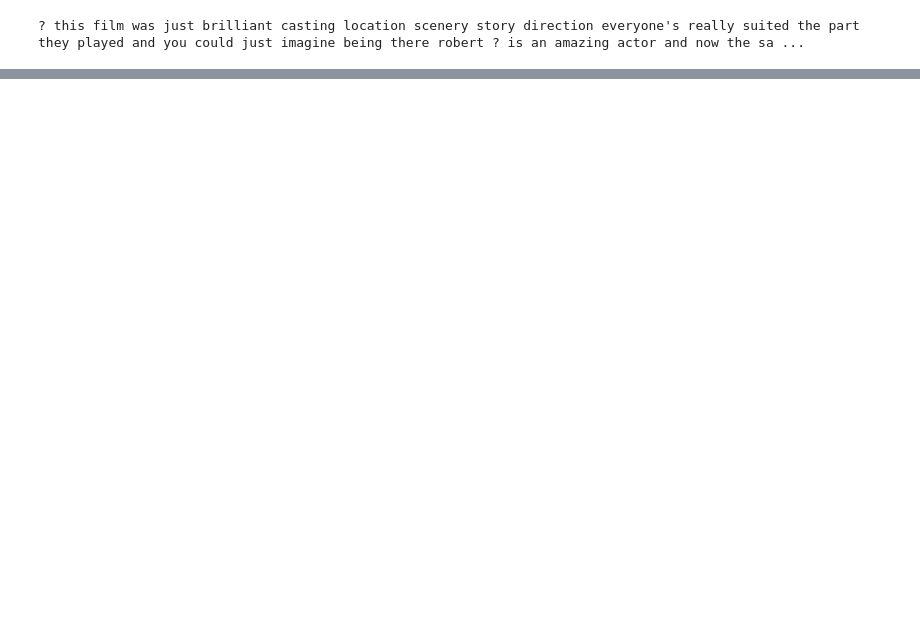
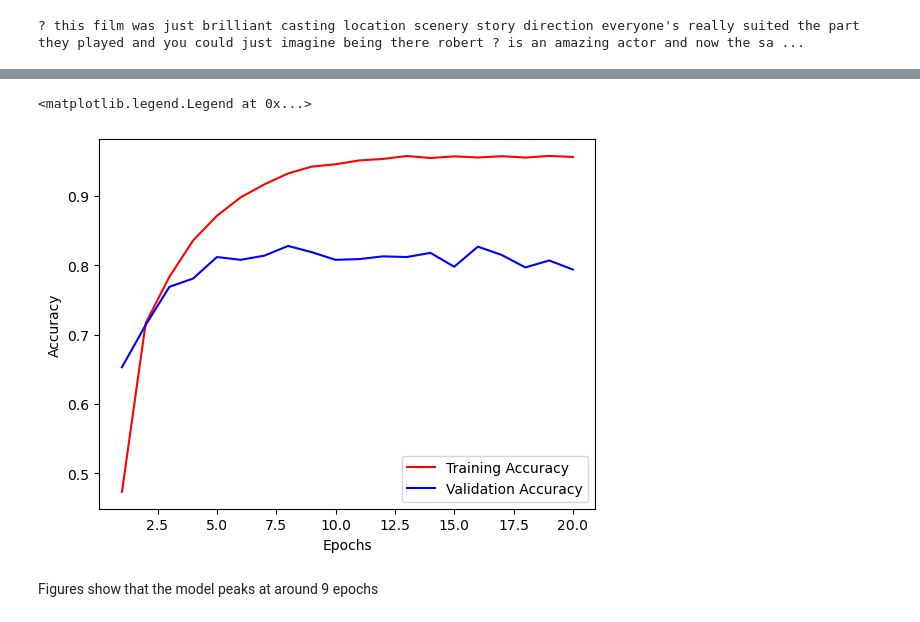
Before and after one commit to SenpaiEggpie-acad/Deep-Learning-BWF-Nils-Santos, a Jupyter notebook: Task19-20/Task19-20.ipynb, the cells around one changed output, grey strips where cells are left out. Saved outputs shown, nothing was run; the diff lists cells and outputs as text; code cells hidden in the pictures; blank space fills up the shorter version.

```diff
--- a/Task19-20/Task19-20.ipynb
+++ b/Task19-20/Task19-20.ipynb
@@ -180,0 +300,13 @@ Epoch 4/4
+# %%
+plt.clf()
+
+plt.plot(epochs, acc, 'r', label = 'Training Accuracy')
+plt.plot(epochs, val_acc, 'b', label = 'Validation Accuracy')
+plt.xlabel('Epochs')
+plt.ylabel('Accuracy')
+plt.legend()
+# %% [output]
+<matplotlib.legend.Legend at 0x...>
+[figure, added]
+# %% [markdown]
+Figures show that the model peaks at around 9 epochs
```
Also changed, not shown: parts of 34 cells of this notebook.
